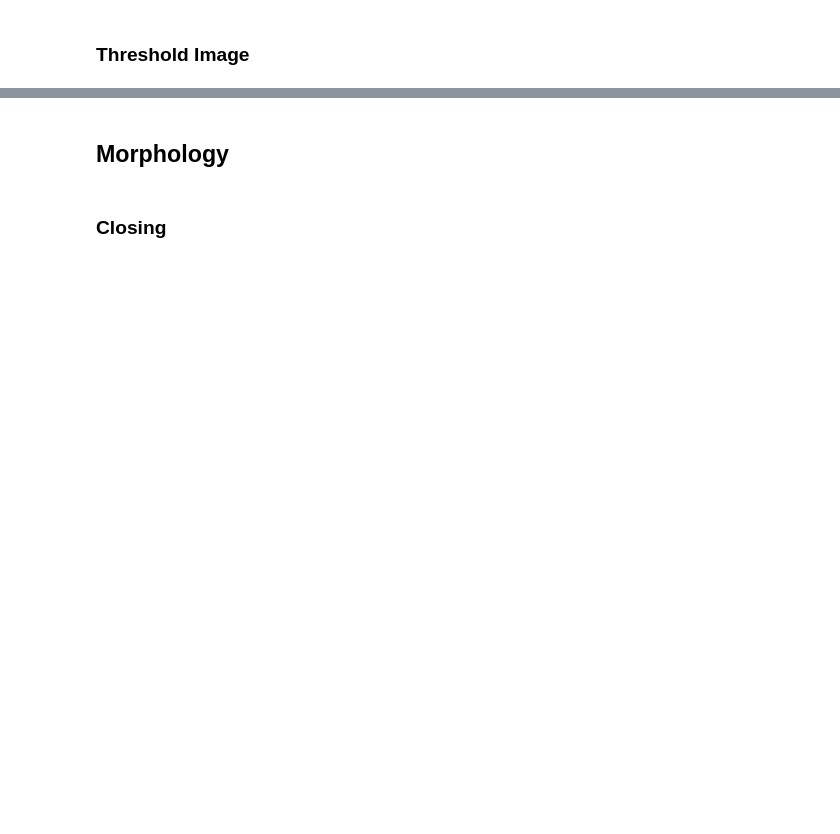
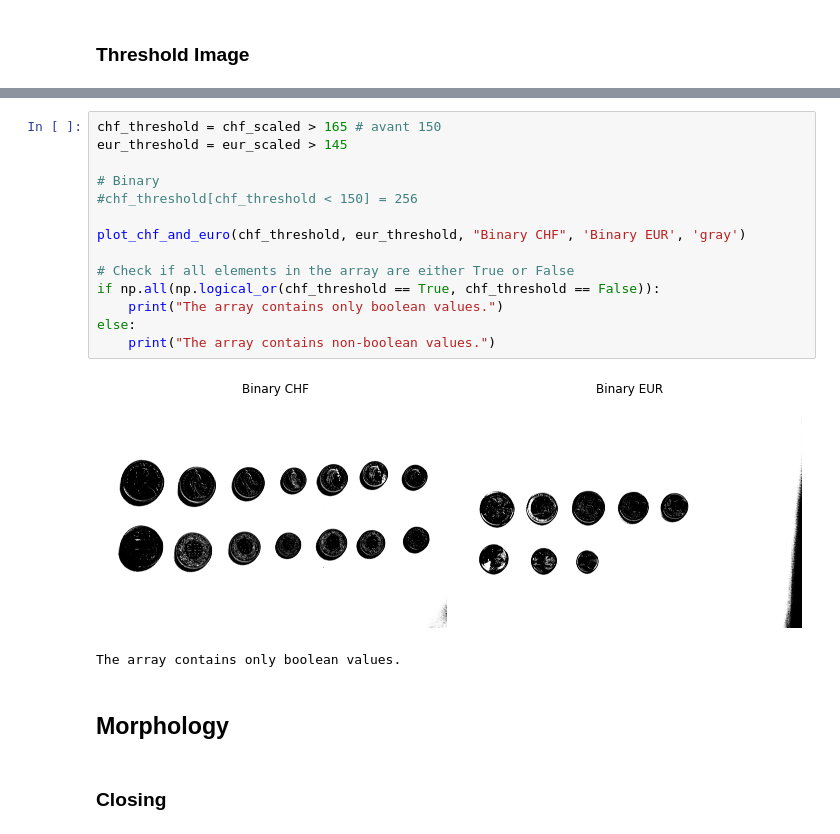
Before and after one commit to renukasinghvirk/Project_imageanalysis, a Jupyter notebook: Group56.ipynb, the cells around one changed output, grey strips where cells are left out. Cells and saved outputs as stored; diff of their text form; blank space fills up the shorter version.

```diff
--- a/Group56.ipynb
+++ b/Group56.ipynb
@@ -150,3 +155,20 @@ error: OpenCV(4.6.0) :-1: error: (-5:Bad argument) in function 'imshow'
+# %%
+chf_threshold = chf_scaled > 165 # avant 150
+eur_threshold = eur_scaled > 145
+
+# Binary
+#chf_threshold[chf_threshold < 150] = 256
+
+plot_chf_and_euro(chf_threshold, eur_threshold, "Binary CHF", 'Binary EUR', 'gray')
+
+# Check if all elements in the array are either True or False
+if np.all(np.logical_or(chf_threshold == True, chf_threshold == False)):
+    print("The array contains only boolean values.")
+else:
+    print("The array contains non-boolean values.")
+# %% [output]
+[figure, added]
+The array contains only boolean values.
 # %% [markdown]
 ## Morphology
 # %% [markdown]
```
Also changed, not shown: parts of 15 cells of this notebook.
